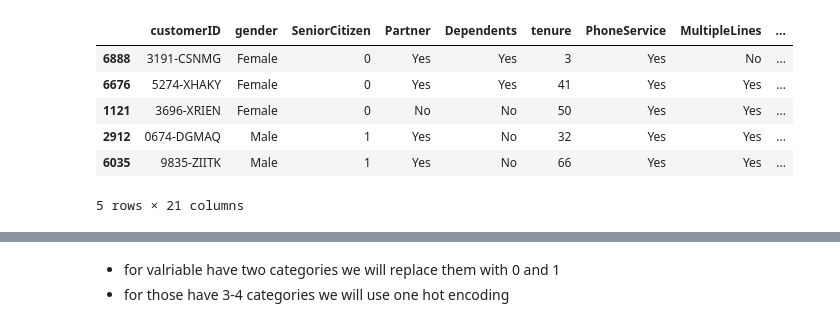
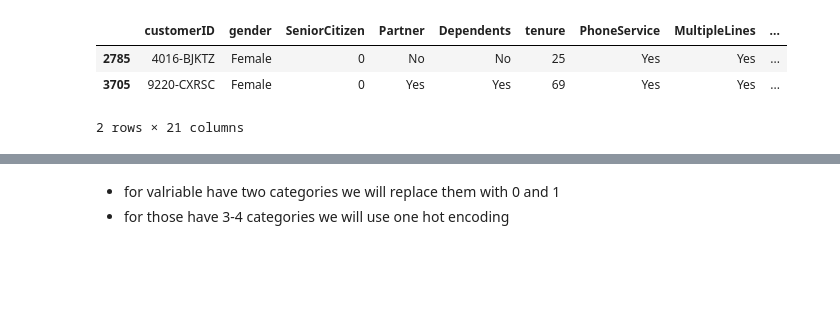
Before and after one commit to zahrahanifehlou/Churn_model, a Jupyter notebook: notebooks/check_data.ipynb, the cells around one changed output, grey strips where cells are left out. Cells and saved outputs as stored; diff of their text form; code cells hidden in the pictures; blank space fills up the shorter version.

```diff
--- a/notebooks/check_data.ipynb
+++ b/notebooks/check_data.ipynb
@@ -60,15 +24,12 @@ import matplotlib.pyplot as plt
 import seaborn as sns
 # %%
 df=pd.read_csv('../data/raw/churn.csv')
-df.sample(5)
+df.sample(2)
 # %% [output]
 |  | customerID | gender | SeniorCitizen | Partner | Dependents | tenure | PhoneService | MultipleLines | ... |
-| 6888 | 3191-CSNMG | Female | 0 | Yes | Yes | 3 | Yes | No | ... |
-| 6676 | 5274-XHAKY | Female | 0 | Yes | Yes | 41 | Yes | Yes | ... |
-| 1121 | 3696-XRIEN | Female | 0 | No | No | 50 | Yes | Yes | ... |
-| 2912 | 0674-DGMAQ | Male | 1 | Yes | No | 32 | Yes | Yes | ... |
-| 6035 | 9835-ZIITK | Male | 1 | Yes | No | 66 | Yes | Yes | ... |
+| 2785 | 4016-BJKTZ | Female | 0 | No | No | 25 | Yes | Yes | ... |
+| 3705 | 9220-CXRSC | Female | 0 | Yes | Yes | 69 | Yes | Yes | ... |
-5 rows × 21 columns
+2 rows × 21 columns
 # %%
 df.describe(include='all')
 # %% [output]
```
Also changed, not shown: parts of 31 cells of this notebook, 39 other files.
